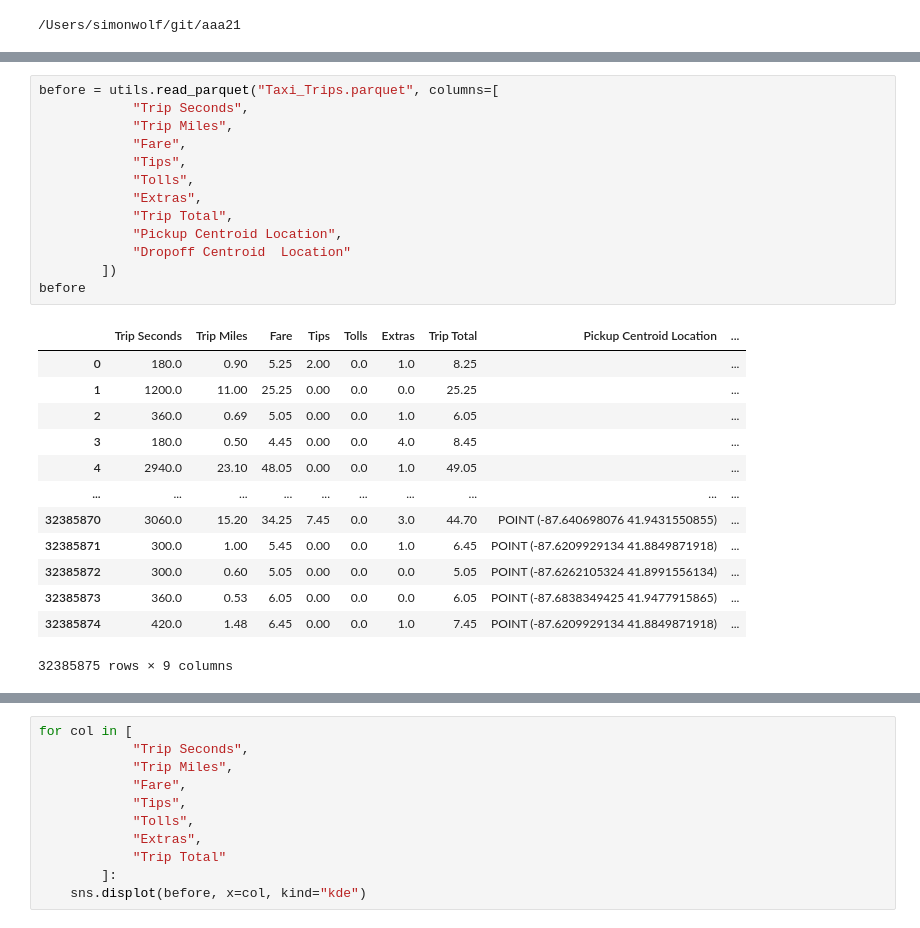
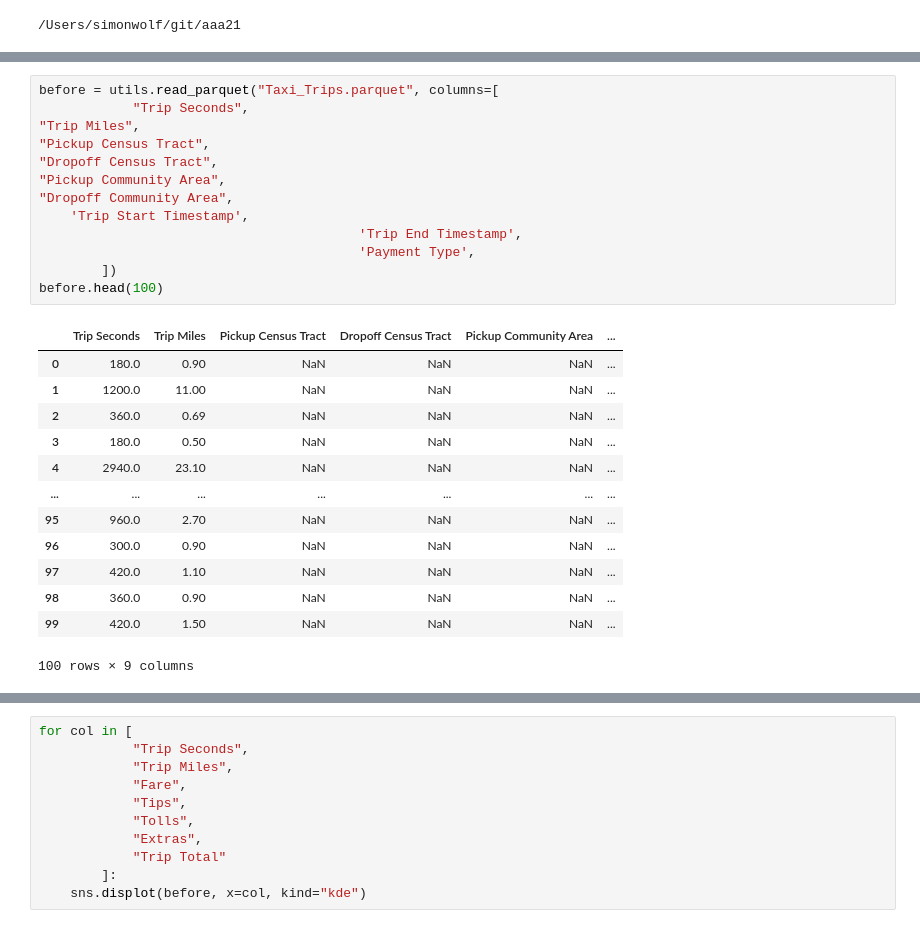
Before and after one commit to SepehrRad/aaa21, a Jupyter notebook: notebooks/Cleaning.ipynb, the cells around one changed output, grey strips where cells are left out. Cells and saved outputs as stored; diff of their text form.

```diff
--- a/notebooks/Cleaning.ipynb
+++ b/notebooks/Cleaning.ipynb
@@ -29,32 +27,32 @@ Outlier detection completed. Number of removed outlier: 3010073
 Finished cleaning the data set
 Saving the data set
-# %%
-before = utils.read_parquet("Taxi_Trips.parquet", columns=[
-            "Trip Seconds",
-            "Trip Miles",
-            "Fare",
-            "Tips",
-            "Tolls",
-            "Extras",
-            "Trip Total",
-            "Pickup Centroid Location",
-            "Dropoff Centroid  Location"
-        ])
-before
-# %% [output]
-|  | Trip Seconds | Trip Miles | Fare | Tips | Tolls | Extras | Trip Total | Pickup Centroid Location | ... |
-| 0 | 180.0 | 0.90 | 5.25 | 2.00 | 0.0 | 1.0 | 8.25 |  | ... |
-| 1 | 1200.0 | 11.00 | 25.25 | 0.00 | 0.0 | 0.0 | 25.25 |  | ... |
-| 2 | 360.0 | 0.69 | 5.05 | 0.00 | 0.0 | 1.0 | 6.05 |  | ... |
-| 3 | 180.0 | 0.50 | 4.45 | 0.00 | 0.0 | 4.0 | 8.45 |  | ... |
-| 4 | 2940.0 | 23.10 | 48.05 | 0.00 | 0.0 | 1.0 | 49.05 |  | ... |
-| ... | ... | ... | ... | ... | ... | ... | ... | ... | ... |
-| 32385870 | 3060.0 | 15.20 | 34.25 | 7.45 | 0.0 | 3.0 | 44.70 | POINT (-87.640698076 41.9431550855) | ... |
-| 32385871 | 300.0 | 1.00 | 5.45 | 0.00 | 0.0 | 1.0 | 6.45 | POINT (-87.6209929134 41.8849871918) | ... |
-| 32385872 | 300.0 | 0.60 | 5.05 | 0.00 | 0.0 | 0.0 | 5.05 | POINT (-87.6262105324 41.8991556134) | ... |
-| 32385873 | 360.0 | 0.53 | 6.05 | 0.00 | 0.0 | 0.0 | 6.05 | POINT (-87.6838349425 41.9477915865) | ... |
-| 32385874 | 420.0 | 1.48 | 6.45 | 0.00 | 0.0 | 1.0 | 7.45 | POINT (-87.6209929134 41.8849871918) | ... |
-32385875 rows × 9 columns
+# %%
+before = utils.read_parquet("Taxi_Trips.parquet", columns=[
+            "Trip Seconds",
+"Trip Miles",
+"Pickup Census Tract",
+"Dropoff Census Tract",
+"Pickup Community Area",
+"Dropoff Community Area",
+    'Trip Start Timestamp',
+                                         'Trip End Timestamp',
+                                         'Payment Type',
+        ])
+before.head(100)
+# %% [output]
+|  | Trip Seconds | Trip Miles | Pickup Census Tract | Dropoff Census Tract | Pickup Community Area | ... |
+| 0 | 180.0 | 0.90 | NaN | NaN | NaN | ... |
+| 1 | 1200.0 | 11.00 | NaN | NaN | NaN | ... |
+| 2 | 360.0 | 0.69 | NaN | NaN | NaN | ... |
+| 3 | 180.0 | 0.50 | NaN | NaN | NaN | ... |
+| 4 | 2940.0 | 23.10 | NaN | NaN | NaN | ... |
+| ... | ... | ... | ... | ... | ... | ... |
+| 95 | 960.0 | 2.70 | NaN | NaN | NaN | ... |
+| 96 | 300.0 | 0.90 | NaN | NaN | NaN | ... |
+| 97 | 420.0 | 1.10 | NaN | NaN | NaN | ... |
+| 98 | 360.0 | 0.90 | NaN | NaN | NaN | ... |
+| 99 | 420.0 | 1.50 | NaN | NaN | NaN | ... |
+100 rows × 9 columns
 # %%
 after = utils.read_parquet("Taxi_Trips_cleaned.parquet")
 after
```
Also changed, not shown: parts of 7 cells of this notebook, 1 other file.
